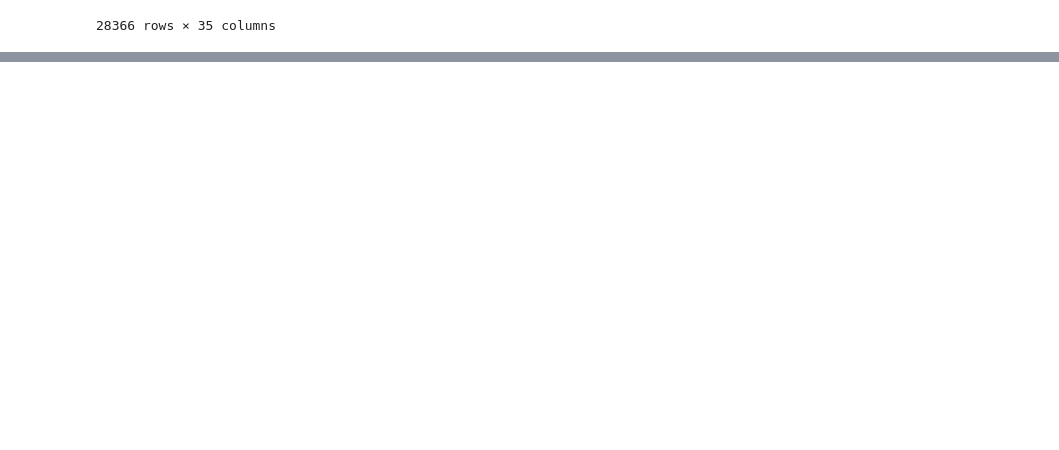
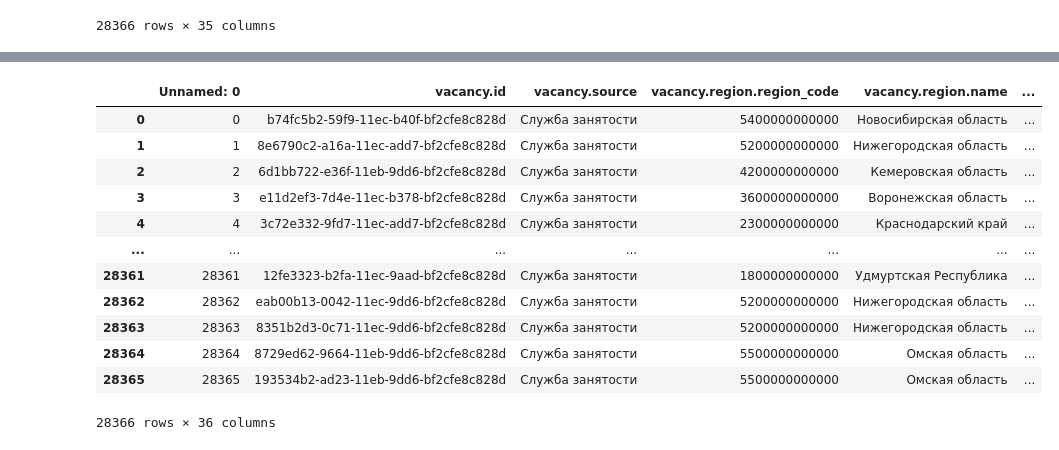
Before and after one commit to mgguseva/Job_research, a Jupyter notebook: Rabota_Rossii_all_vacancies/trud_vsem_local.ipynb, the cells around one changed output, grey strips where cells are left out. Cells and saved outputs as stored; diff of their text form; code cells hidden in the pictures; blank space fills up the shorter version.

```diff
--- a/Rabota_Rossii_all_vacancies/trud_vsem_local.ipynb
+++ b/Rabota_Rossii_all_vacancies/trud_vsem_local.ipynb
@@ -218 +264,20 @@ df_result.to_json('result_data.json')
 df_result.to_csv('result_data.csv')
+# %%
+import pandas as pd
+
+df = pd.read_csv("result_data.csv")
+df
+# %% [output]
+|  | Unnamed: 0 | vacancy.id | vacancy.source | vacancy.region.region_code | vacancy.region.name | ... |
+| 0 | 0 | b74fc5b2-59f9-11ec-b40f-bf2cfe8c828d | Служба занятости | 5400000000000 | Новосибирская область | ... |
+| 1 | 1 | 8e6790c2-a16a-11ec-add7-bf2cfe8c828d | Служба занятости | 5200000000000 | Нижегородская область | ... |
+| 2 | 2 | 6d1bb722-e36f-11eb-9dd6-bf2cfe8c828d | Служба занятости | 4200000000000 | Кемеровская область | ... |
+| 3 | 3 | e11d2ef3-7d4e-11ec-b378-bf2cfe8c828d | Служба занятости | 3600000000000 | Воронежская область | ... |
+| 4 | 4 | 3c72e332-9fd7-11ec-add7-bf2cfe8c828d | Служба занятости | 2300000000000 | Краснодарский край | ... |
+| ... | ... | ... | ... | ... | ... | ... |
+| 28361 | 28361 | 12fe3323-b2fa-11ec-9aad-bf2cfe8c828d | Служба занятости | 1800000000000 | Удмуртская Республика | ... |
+| 28362 | 28362 | eab00b13-0042-11ec-9dd6-bf2cfe8c828d | Служба занятости | 5200000000000 | Нижегородская область | ... |
+| 28363 | 28363 | 8351b2d3-0c71-11ec-9dd6-bf2cfe8c828d | Служба занятости | 5200000000000 | Нижегородская область | ... |
+| 28364 | 28364 | 8729ed62-9664-11eb-9dd6-bf2cfe8c828d | Служба занятости | 5500000000000 | Омская область | ... |
+| 28365 | 28365 | 193534b2-ad23-11eb-9dd6-bf2cfe8c828d | Служба занятости | 5500000000000 | Омская область | ... |
+28366 rows × 36 columns
```
Also changed, not shown: parts of 20 cells of this notebook, 10 other files.
